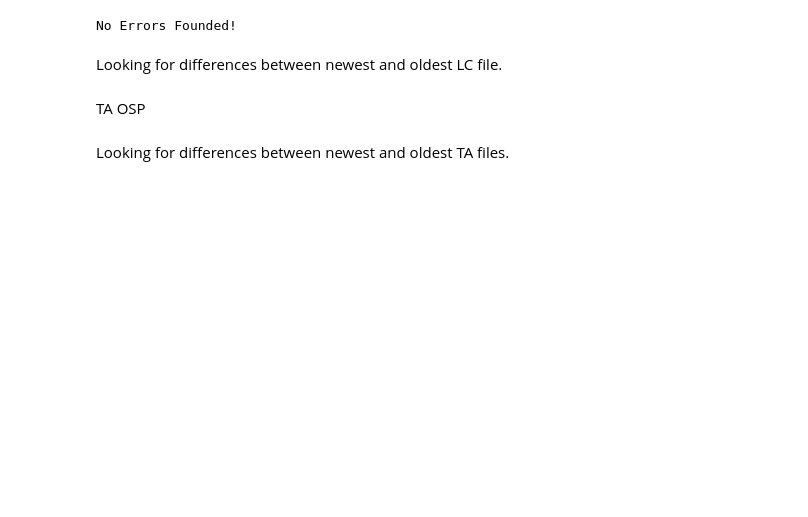
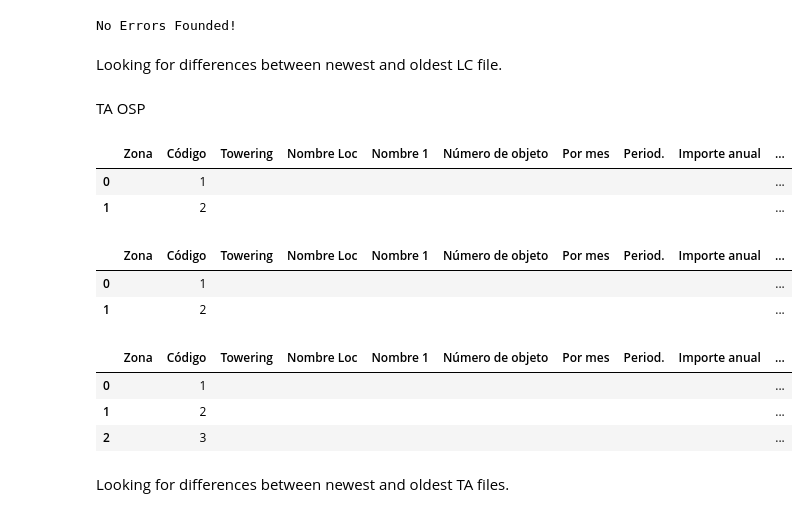
Before and after one commit to emerenan/xlsx_validation, a Jupyter notebook: es_validation.ipynb, the cells around one changed output. Drawn from its saved outputs; the diff is of its cells as text; code cells hidden in the pictures; blank space fills up the shorter version.

```diff
--- a/es_validation.ipynb
+++ b/es_validation.ipynb
@@ -1977,8 +2022,18 @@ skipc = 0
 ta_bill = ['Código', 'Importe anual','Inicio','F/cie/tec/']
 ta_osp = pd.read_excel(pathtw, sheet)
 
+dates_ta_osp = ['Inicio','F/cie/tec/']
+for i in dates_ta_osp:
+    ta_osp[i] = [date_obj.strftime("%d/%m/%Y") if not pd.isnull(date_obj) else '' for date_obj in ta_osp[i]]
+
 ta_osp = ta_osp.fillna('')
+ta_osp.to_csv('/content/TA_Input_Lease_OSP_Spain_20210831.csv', encoding = 'windows-1252',index=False)
+ta_osp.head(2)
 #ta_osp = ta_osp[ta_osp['Inicio']!=""]
+# %% [output]
+|  | Zona | Código | Towering | Nombre Loc | Nombre 1 | Número de objeto | Por mes | Period. | Importe anual | ... |
+| 0 |  | 1 |  |  |  |  |  |  |  | ... |
+| 1 |  | 2 |  |  |  |  |  |  |  | ... |
 # %%
 ta_osp_cols = ['Código', 'Importe anual']
 
@@ -2003,7 +2058,12 @@ skipr = 0
 skipc = 0
 
 ta_tme = pd.read_excel(pathtw, sheet)
+dates_ta_tme = ['Inicio','F/cie/tec/']
+for i in dates_ta_tme:
+    ta_tme[i] = [date_obj.strftime("%d/%m/%Y") if not pd.isnull(date_obj) else '' for date_obj in ta_tme[i]]
+
 ta_tme = ta_tme.fillna('')
+ta_tme.to_csv('/content/TA_Input_Lease_TME_Spain_20210831.csv', encoding = 'windows-1252',index=False)
 #ta_tme = ta_tme[ta_tme['Inicio']!=""]
 # %%
 ta_tme.head(4)
@@ -2067,4 +2127,25 @@ am= ['Importe anual']
 df_ta_tme_amount = check_amounts(ta_tme, 'Código', ta_tme_cols, am)
 df_ta_tme_amount
 # No errors
+# %%
+pathtw = '/content/TowerDB_Spain_20210809.xlsx'
+sheet= 'TA_Input_Lease_MM_Spain'
+skipr = 0
+skipc = 0
+ta_mm = pd.read_excel(pathtw, sheet)
+
+dates_ta_mm = ['Inicio','F/cie/tec/']
+for i in dates_ta_mm:
+    ta_mm[i] = [date_obj.strftime("%d/%m/%Y") if not pd.isnull(date_obj) else '' for date_obj in ta_mm[i]]
+
+ta_mm = ta_mm.fillna('')
+ta_mm.to_csv('/content/TA_Input_Lease_MM_Spain_20210831.csv', encoding = 'windows-1252',index=False)
+ta_mm.head(2)
+#ta_mm = ta_mm[ta_mm['Inicio']!=""]
+
+#NO erros
+# %% [output]
+|  | Zona | Código | Towering | Nombre Loc | Nombre 1 | Número de objeto | Por mes | Period. | Importe anual | ... |
+| 0 |  | 1 |  |  |  |  |  |  |  | ... |
+| 1 |  | 2 |  |  |  |  |  |  |  | ... |
 # %%
@@ -2088 +2160,22 @@ df_ta_mm_dates = check_lc_ta_dates(ta_mm,'Código', 'Inicio','F/cie/tec/')
+# %%
+pathtw = '/content/TowerDB_Spain_20210809.xlsx'
+sheet= 'TA_Input_Lease_Others_Spain'
+skipr = 0
+skipc = 0
+ta_others = pd.read_excel(pathtw, sheet)
+
+dates_ta_ot = ['Inicio','F/cie/tec/']
+for i in dates_ta_ot:
+    ta_others[i] = [date_obj.strftime("%d/%m/%Y") if not pd.isnull(date_obj) else '' for date_obj in ta_others[i]]
+
+ta_others = ta_others.fillna('')
+ta_others.to_csv('/content/TA_Input_Lease_Other_Spain_20210831.csv', encoding = 'windows-1252',index=False)
+ta_others.head(3)
+#ta_others = ta_others.fillna('')
+#ta_others = ta_others[ta_others['Inicio']!=""]
+# %% [output]
+|  | Zona | Código | Towering | Nombre Loc | Nombre 1 | Número de objeto | Por mes | Period. | Importe anual | ... |
+| 0 |  | 1 |  |  |  |  |  |  |  | ... |
+| 1 |  | 2 |  |  |  |  |  |  |  | ... |
+| 2 |  | 3 |  |  |  |  |  |  |  | ... |
 # %%
```
Also changed, not shown: parts of 13 cells of this notebook.
